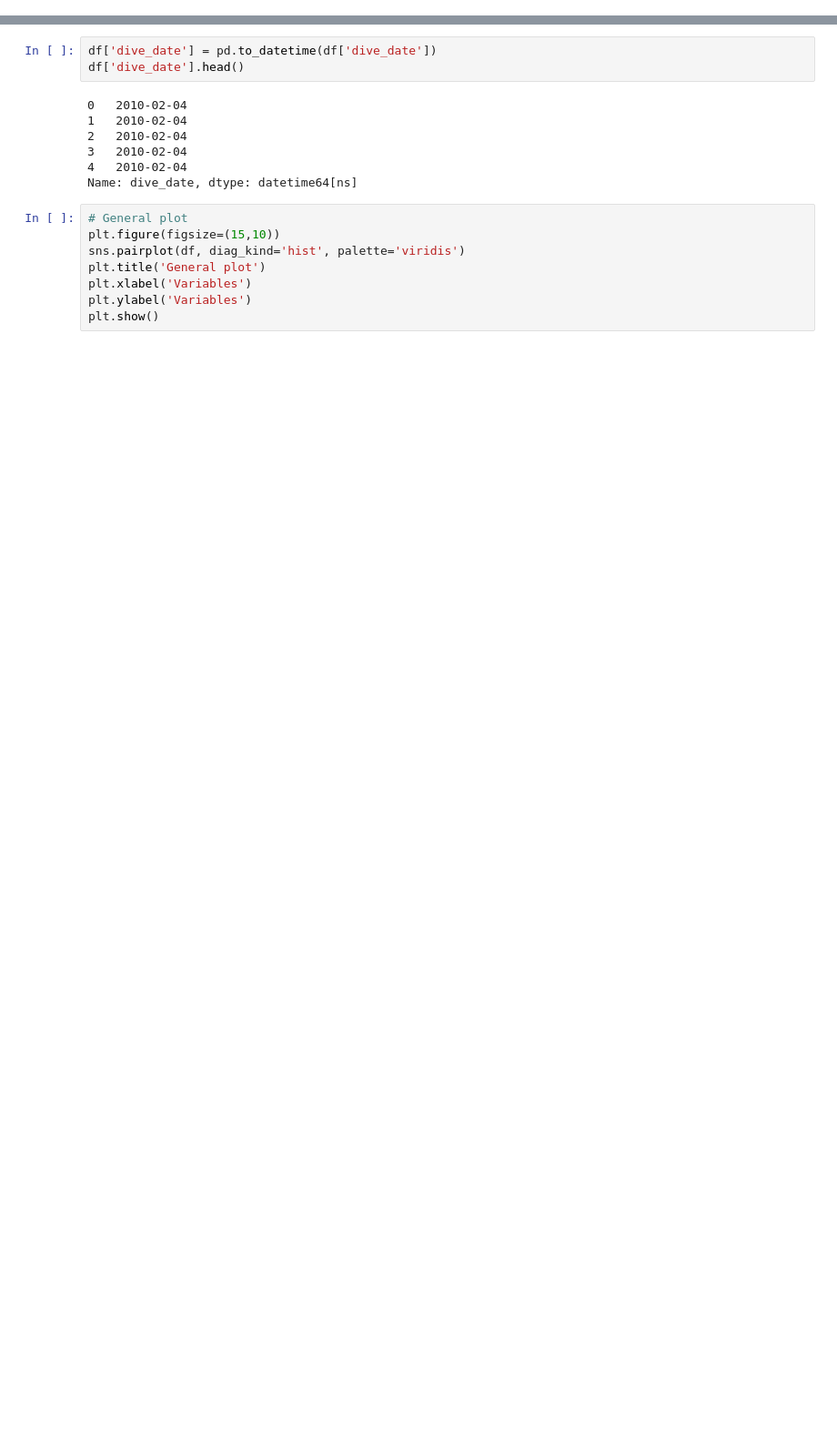
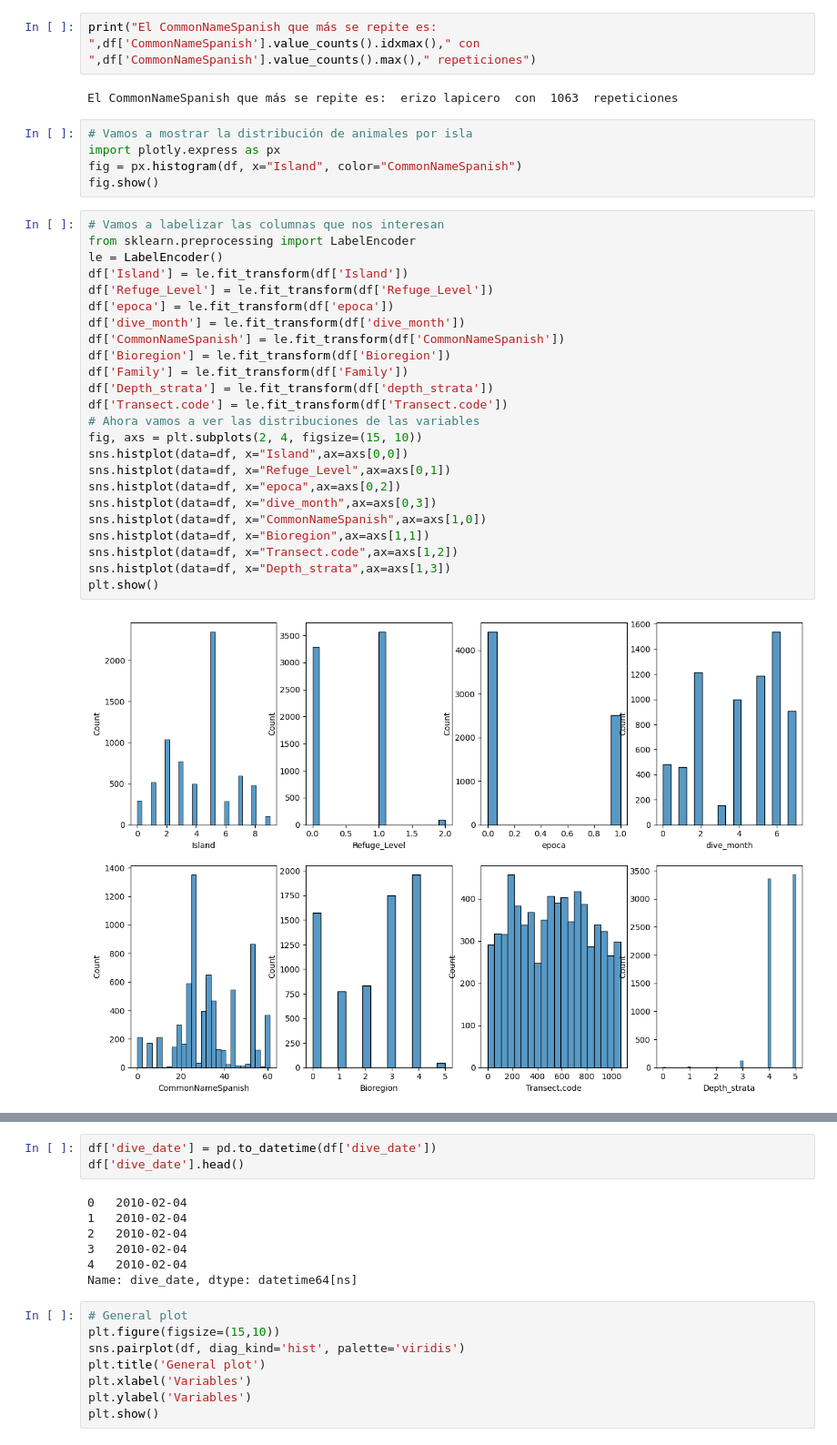
Before and after one commit to AhmedBegggaUA/MineriaDatos, a Jupyter notebook: visualizacion.ipynb, the cells around one changed output, grey strips where cells are left out. Shown at 91% size. Drawn from its saved outputs; the diff is of its cells as text; blank space fills up the shorter version.

```diff
--- a/visualizacion.ipynb
+++ b/visualizacion.ipynb
@@ -10,0 +20,35 @@ df.drop(df[df['dive_date'].isnull()].index, inplace = True)
+# %%
+print("El CommonNameSpanish que más se repite es: ",df['CommonNameSpanish'].value_counts().idxmax()," con ",df['CommonNameSpanish'].value_counts().max()," repeticiones")
+# %% [output]
+El CommonNameSpanish que más se repite es:  erizo lapicero  con  1063  repeticiones
+# %%
+# Vamos a mostrar la distribución de animales por isla
+import plotly.express as px
+fig = px.histogram(df, x="Island", color="CommonNameSpanish")
+fig.show()
+# %%
+# Vamos a labelizar las columnas que nos interesan
+from sklearn.preprocessing import LabelEncoder
+le = LabelEncoder()
+df['Island'] = le.fit_transform(df['Island'])
+df['Refuge_Level'] = le.fit_transform(df['Refuge_Level'])
+df['epoca'] = le.fit_transform(df['epoca'])
+df['dive_month'] = le.fit_transform(df['dive_month'])
+df['CommonNameSpanish'] = le.fit_transform(df['CommonNameSpanish'])
+df['Bioregion'] = le.fit_transform(df['Bioregion'])
+df['Family'] = le.fit_transform(df['Family'])
+df['Depth_strata'] = le.fit_transform(df['depth_strata'])
+df['Transect.code'] = le.fit_transform(df['Transect.code'])
+# Ahora vamos a ver las distribuciones de las variables
+fig, axs = plt.subplots(2, 4, figsize=(15, 10))
+sns.histplot(data=df, x="Island",ax=axs[0,0])
+sns.histplot(data=df, x="Refuge_Level",ax=axs[0,1])
+sns.histplot(data=df, x="epoca",ax=axs[0,2])
+sns.histplot(data=df, x="dive_month",ax=axs[0,3])
+sns.histplot(data=df, x="CommonNameSpanish",ax=axs[1,0])
+sns.histplot(data=df, x="Bioregion",ax=axs[1,1])
+sns.histplot(data=df, x="Transect.code",ax=axs[1,2])
+sns.histplot(data=df, x="Depth_strata",ax=axs[1,3])
+plt.show()
+# %% [output]
+[figure, added]
```
Also changed, not shown: parts of 6 cells of this notebook, 5 other files.
